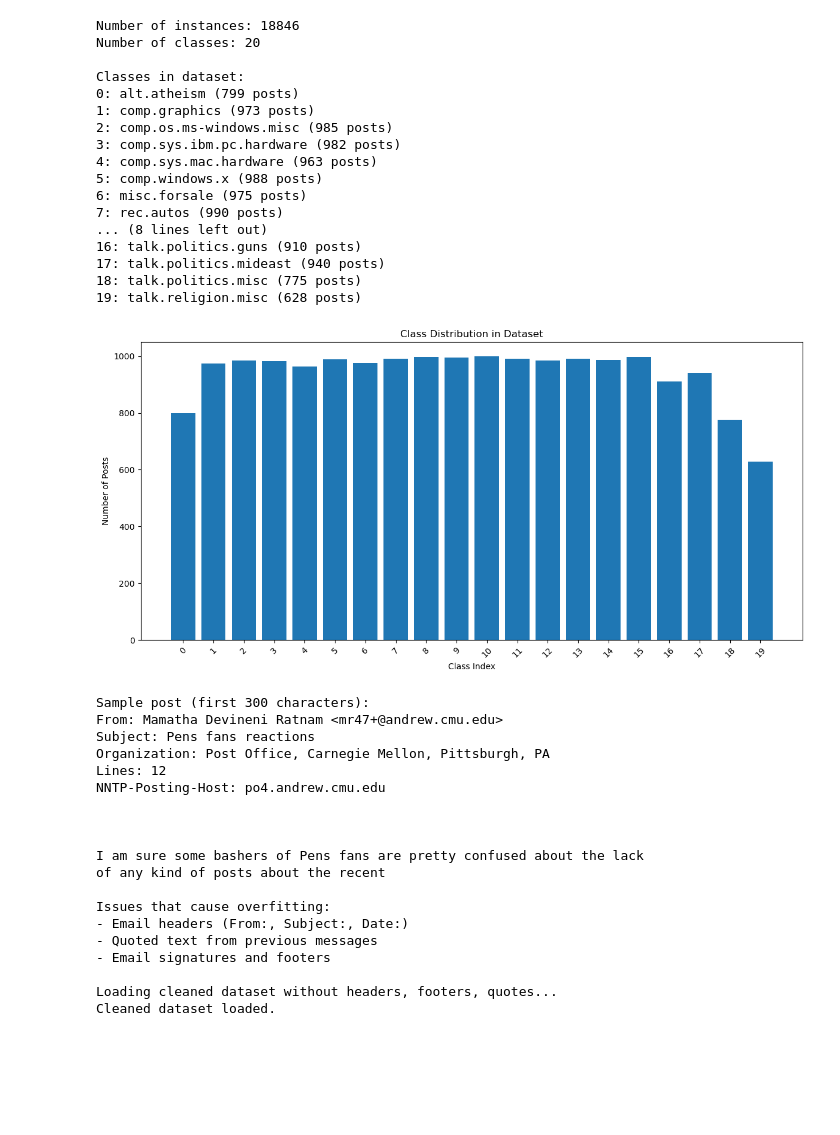
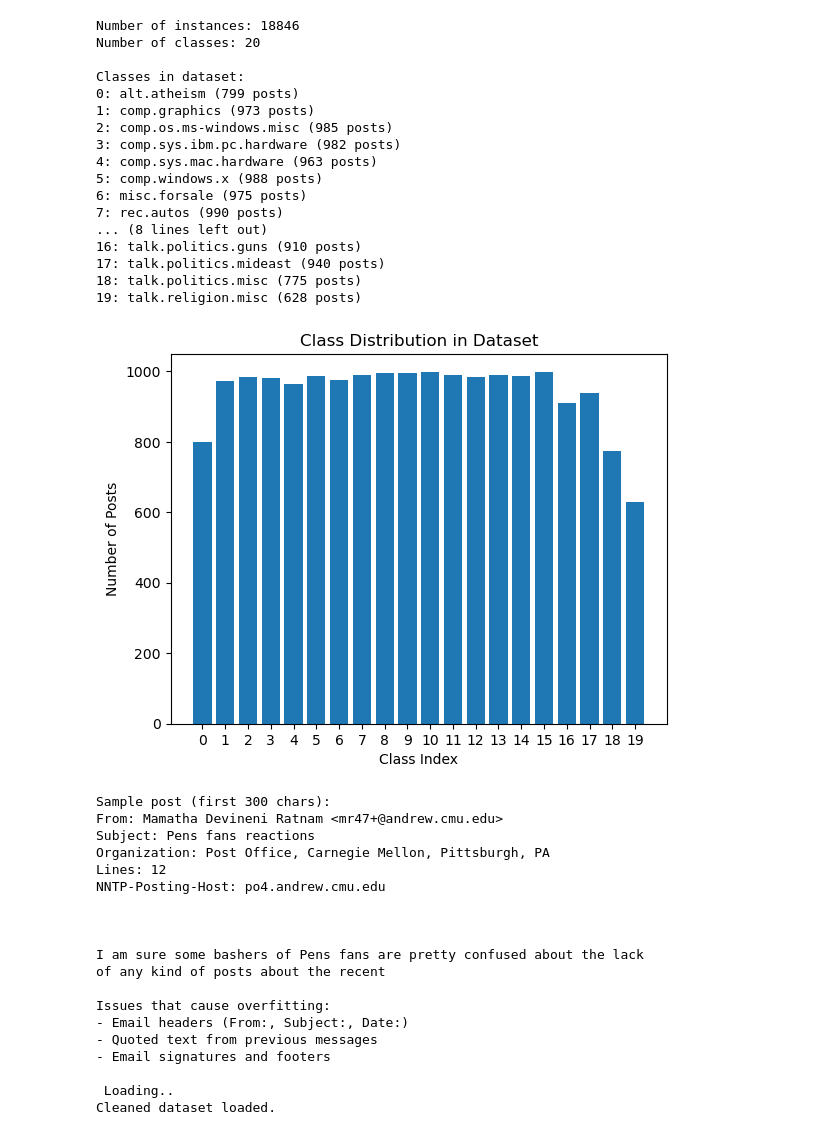
Before and after one commit to bfarinango/machine-learning-labs, a Jupyter notebook: lab3/lab3.ipynb, the cells around one changed output. Saved outputs shown, nothing was run; the diff lists cells and outputs as text; code cells hidden in the pictures; blank space fills up the shorter version.

```diff
--- a/lab3/lab3.ipynb
+++ b/lab3/lab3.ipynb
@@ -18,63 +18,61 @@ X = newsgroups.data
 y = newsgroups.target
 target_names = newsgroups.target_names
 
-# 1(a): How many instances and variables?
+# 1a): How many instances (examples) and variables are in the dataset?
 print(f"Number of instances: {len(X)}")
 print(f"Number of classes: {len(target_names)}")
 
-# 1(b): Which classes and their counts?
+# 1b): How many and which classes does the dataset define? What is their share in the data?
 print("\nClasses in dataset:")
 for i, name in enumerate(target_names):
     count = sum(y == i)
     print(f"{i}: {name} ({count} posts)")
 
-# 1(c): Plot class distribution
+# 1c): Plot class distribution
 class_counts = [sum(y == i) for i in range(len(target_names))]
 
-plt.figure(figsize=(12, 6))
 plt.bar(range(len(target_names)), class_counts)
 plt.title('Class Distribution in Dataset')
 plt.xlabel('Class Index')
 plt.ylabel('Number of Posts')
-plt.xticks(range(len(target_names)), rotation=45)
-plt.tight_layout()
+plt.xticks(range(len(target_names)))
 plt.show()
 
-# 1(d): Look for overfitting issues and fix them
-print("\nSample post (first 300 characters):")
+# 1d): Is there anything in the examples that might cause a classifier to overfit to the training data? How can you fix this?
+print("\nSample post (first 300 chars):")
 print(X[0][:300])
 
 print("\nIssues that cause overfitting:")
 print("- Email headers (From:, Subject:, Date:)")
 print("- Quoted text from previous messages")
 print("- Email signatures and footers")
 
-print("\nLoading cleaned dataset without headers, footers, quotes...")
+print("\n Loading..")
 newsgroups_clean = fetch_20newsgroups(subset='all', remove=('headers', 'footers', 'quotes'))
 X = newsgroups_clean.data
 y = newsgroups_clean.target
 
 print("Cleaned dataset loaded.")
 # %% [output]
 Number of instances: 18846
 Number of classes: 20
 
 Classes in dataset:
 0: alt.atheism (799 posts)
 1: comp.graphics (973 posts)
 2: comp.os.ms-windows.misc (985 posts)
 3: comp.sys.ibm.pc.hardware (982 posts)
 4: comp.sys.mac.hardware (963 posts)
 5: comp.windows.x (988 posts)
 6: misc.forsale (975 posts)
 7: rec.autos (990 posts)
 ... (8 lines left out)
 16: talk.politics.guns (910 posts)
 17: talk.politics.mideast (940 posts)
 18: talk.politics.misc (775 posts)
 19: talk.religion.misc (628 posts)
-[figure, old version]
+[figure, new version]
-Sample post (first 300 characters):
+Sample post (first 300 chars):
 From: Mamatha Devineni Ratnam <mr47+@andrew.cmu.edu>
 Subject: Pens fans reactions
 Organization: Post Office, Carnegie Mellon, Pittsburgh, PA
@@ -91,6 +89,6 @@ Issues that cause overfitting:
 - Quoted text from previous messages
 - Email signatures and footers
 
-Loading cleaned dataset without headers, footers, quotes...
+ Loading..
 Cleaned dataset loaded.
 # %%
```
Also changed, not shown: parts of 4 cells of this notebook.
